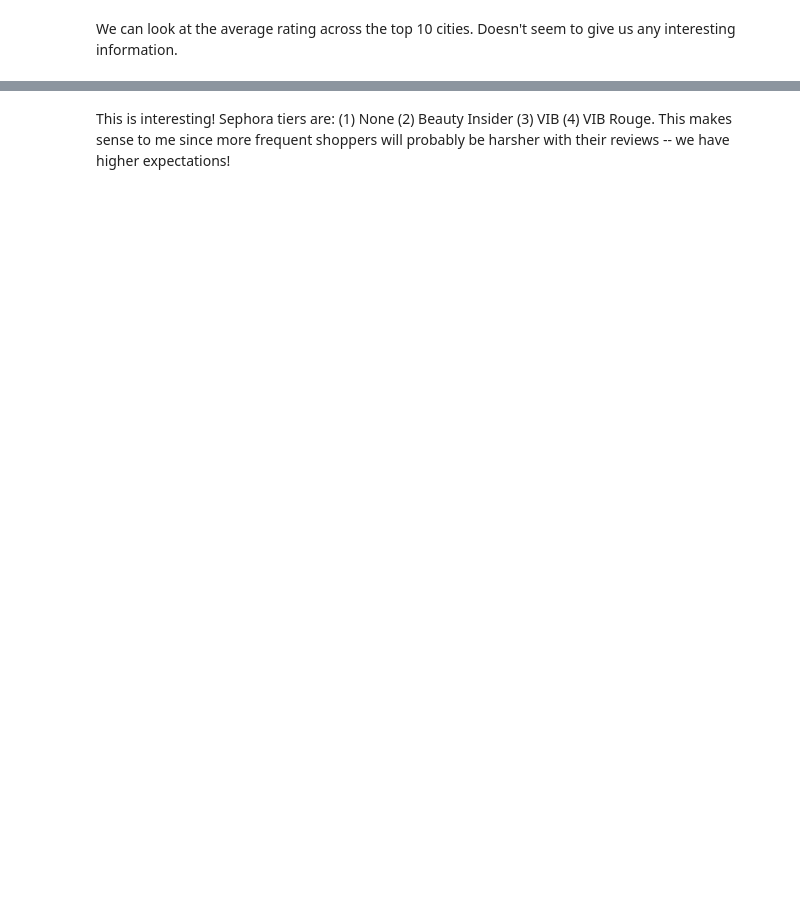
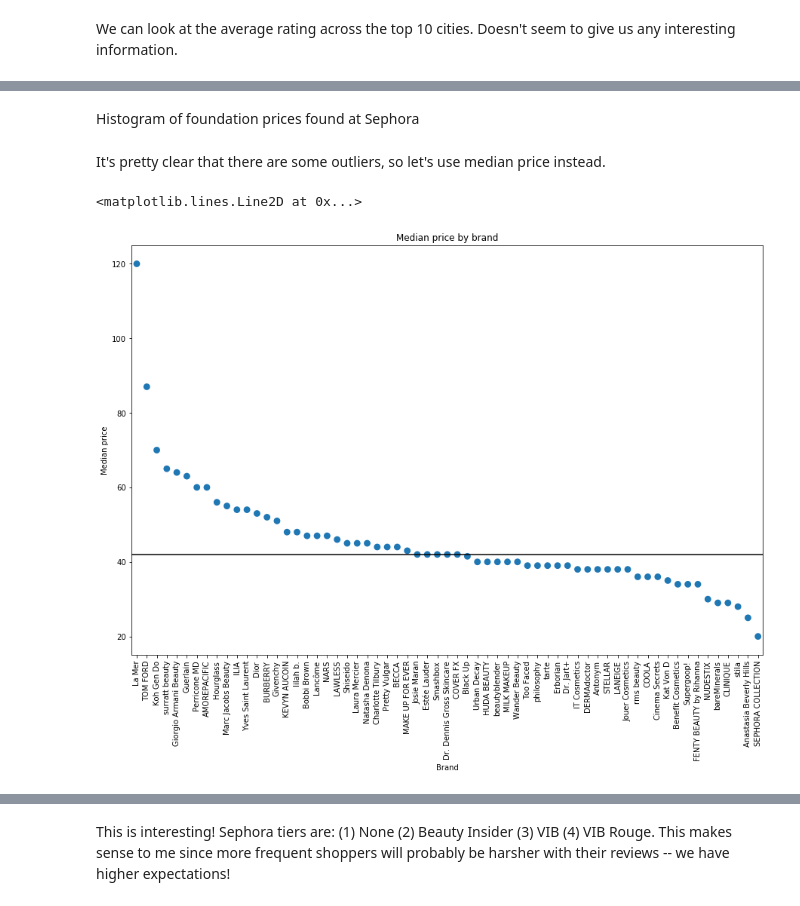
Before and after one commit to stellahkim93/Sephora, a Jupyter notebook: Sephora_Analysis.ipynb, the cells around one changed output, grey strips where cells are left out. Drawn from its saved outputs; the diff is of its cells as text; code cells hidden in the pictures; blank space fills up the shorter version.

```diff
--- a/Sephora_Analysis.ipynb
+++ b/Sephora_Analysis.ipynb
@@ -351,0 +180,2 @@ top10cities_reviews.groupby(["location"]).agg({"rating": "mean"})
+# %% [markdown]
+Histogram of foundation prices found at Sephora
@@ -351,0 +189,15 @@ top10cities_reviews.groupby(["location"]).agg({"rating": "mean"})
+# %% [markdown]
+It's pretty clear that there are some outliers, so let's use median price instead.
+# %%
+median_price = reviews[["brand", "name", "price"]].drop_duplicates()["price"].median()
+# %%
+plt.figure(figsize = (15,10))
+sns.pointplot(x = "brand", y = "price", data = reviews, estimator = np.median, order = reviews.groupby("brand").agg({"price": "median"}).reset_index().sort_values(by = "price", ascending = False)["brand"], join = False, ci = None)
+plt.title("Median price by brand")
+plt.xlabel("Brand")
+plt.ylabel("Median price")
+plt.xticks(rotation = 90)
+plt.axhline(y=median_price, color='black', linestyle='-')
+# %% [output]
+<matplotlib.lines.Line2D at 0x...>
+[figure, added]
```
Also changed, not shown: parts of 193 cells of this notebook.
